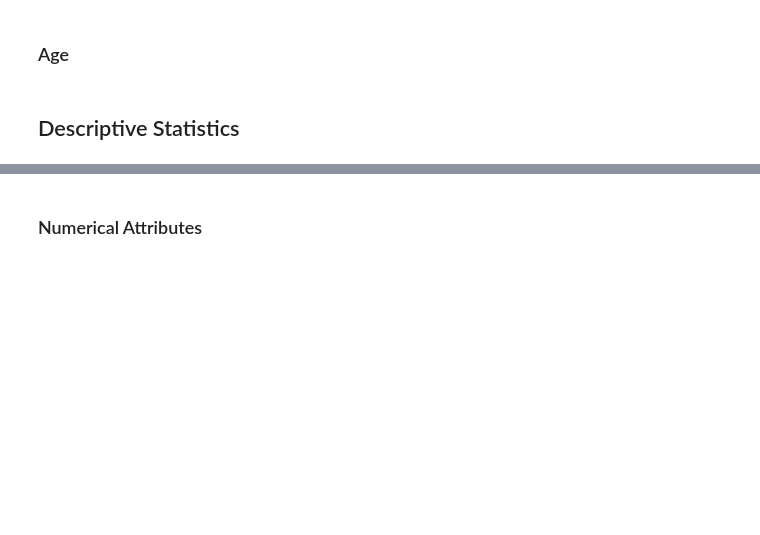
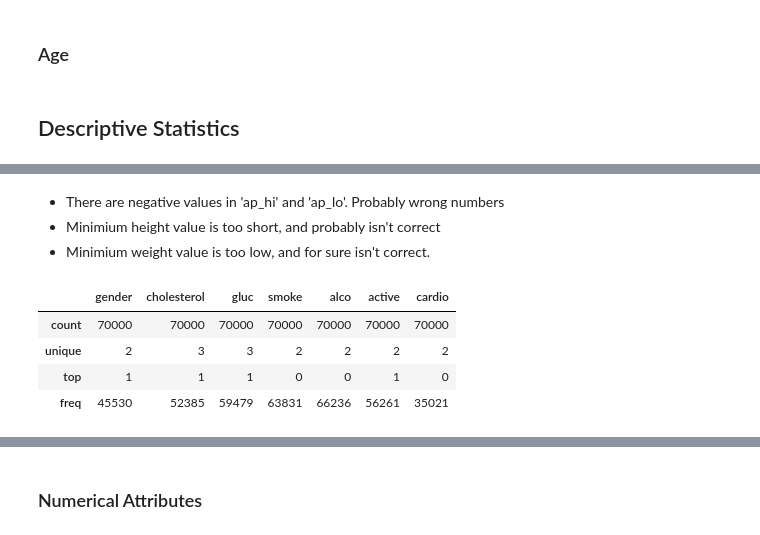
Before and after one commit to caio-roliveira/cardio_catch_diseases, a Jupyter notebook: cardio_catch_diseases.ipynb, the cells around one changed output, grey strips where cells are left out. Drawn from its saved outputs; the diff is of its cells as text; code cells hidden in the pictures; blank space fills up the shorter version.

```diff
--- a/cardio_catch_diseases.ipynb
+++ b/cardio_catch_diseases.ipynb
@@ -250,0 +294,13 @@ df1['age'] = (df1['age']/365).round(1)
+# %% [markdown]
+- There are negative values in 'ap_hi' and 'ap_lo'. Probably wrong numbers
+- Minimium height value is too short, and probably isn't correct
+- Minimium weight value is too low, and for sure isn't correct.
+# %%
+# basic categorial information
+df1.describe(include=['O'])
+# %% [output]
+|  | gender | cholesterol | gluc | smoke | alco | active | cardio |
+| count | 70000 | 70000 | 70000 | 70000 | 70000 | 70000 | 70000 |
+| unique | 2 | 3 | 3 | 2 | 2 | 2 | 2 |
+| top | 1 | 1 | 1 | 0 | 0 | 1 | 0 |
+| freq | 45530 | 52385 | 59479 | 63831 | 66236 | 56261 | 35021 |
```
Also changed, not shown: parts of 10 cells of this notebook.
